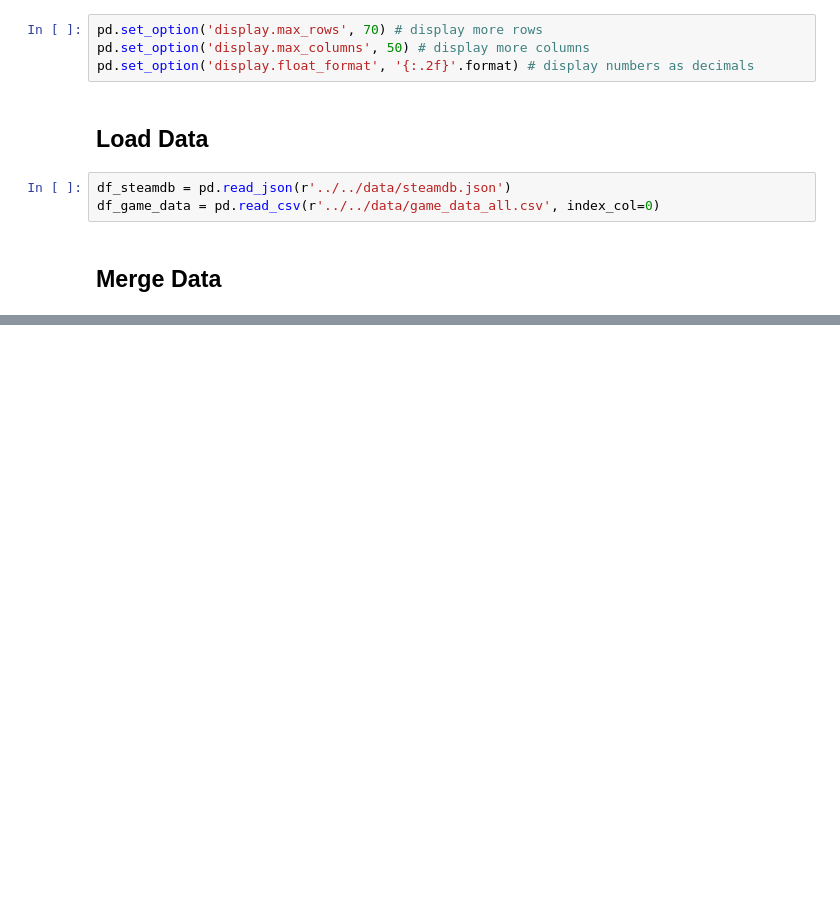
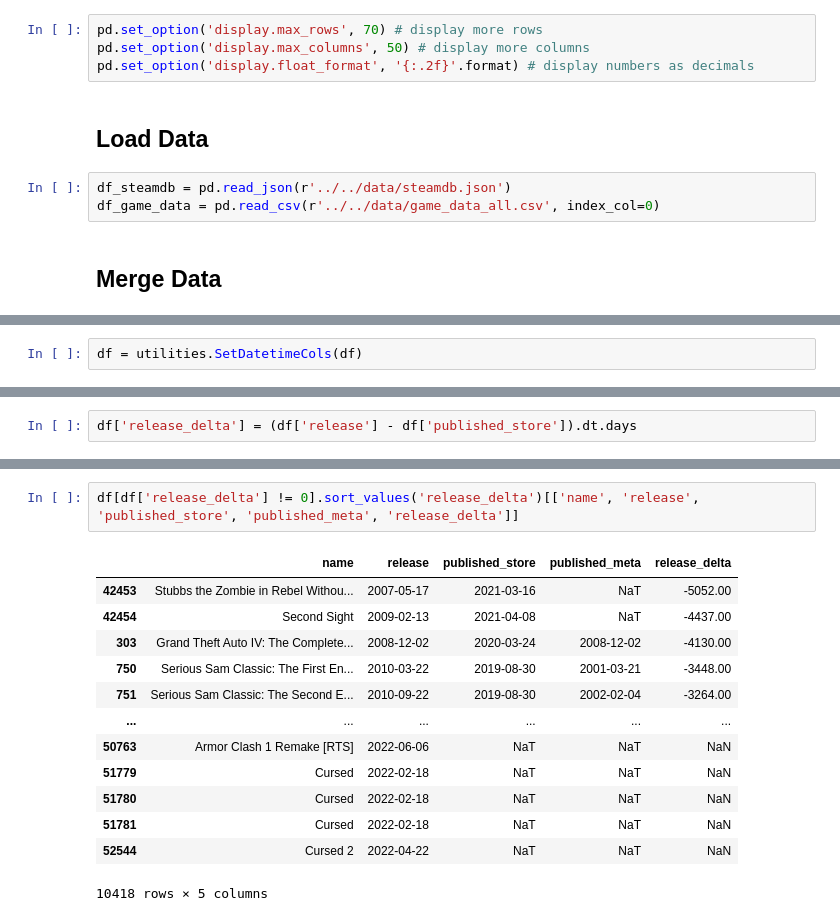
Before and after one commit to tgrauenhorst/Predicting_Video_Game_Success, a Jupyter notebook: notebooks/eda/eda_steam_merged.ipynb, the cells around one changed output, grey strips where cells are left out. Saved outputs shown, nothing was run; the diff lists cells and outputs as text; blank space fills up the shorter version.

```diff
--- a/notebooks/eda/eda_steam_merged.ipynb
+++ b/notebooks/eda/eda_steam_merged.ipynb
@@ -32,2 +114,4 @@ df = URLMerge(df_steamdb, 'store_url', df_game_data, 'link')
+# %%
+df = utilities.SetDatetimeCols(df)
 # %%
 df.info()
@@ -37,0 +156,2 @@ df.head().T
+# %%
+df['release_delta'] = (df['release'] - df['published_store']).dt.days
@@ -37,0 +170,16 @@ df.head().T
+# %%
+df[df['release_delta'] != 0].sort_values('release_delta')[['name', 'release', 'published_store', 'published_meta', 'release_delta']]
+# %% [output]
+|  | name | release | published_store | published_meta | release_delta |
+| 42453 | Stubbs the Zombie in Rebel Withou... | 2007-05-17 | 2021-03-16 | NaT | -5052.00 |
+| 42454 | Second Sight | 2009-02-13 | 2021-04-08 | NaT | -4437.00 |
+| 303 | Grand Theft Auto IV: The Complete... | 2008-12-02 | 2020-03-24 | 2008-12-02 | -4130.00 |
+| 750 | Serious Sam Classic: The First En... | 2010-03-22 | 2019-08-30 | 2001-03-21 | -3448.00 |
+| 751 | Serious Sam Classic: The Second E... | 2010-09-22 | 2019-08-30 | 2002-02-04 | -3264.00 |
+| ... | ... | ... | ... | ... | ... |
+| 50763 | Armor Clash 1 Remake [RTS] | 2022-06-06 | NaT | NaT | NaN |
+| 51779 | Cursed | 2022-02-18 | NaT | NaT | NaN |
+| 51780 | Cursed | 2022-02-18 | NaT | NaT | NaN |
+| 51781 | Cursed | 2022-02-18 | NaT | NaT | NaN |
+| 52544 | Cursed 2 | 2022-04-22 | NaT | NaT | NaN |
+10418 rows × 5 columns
```
Also changed, not shown: parts of 15 cells of this notebook.
